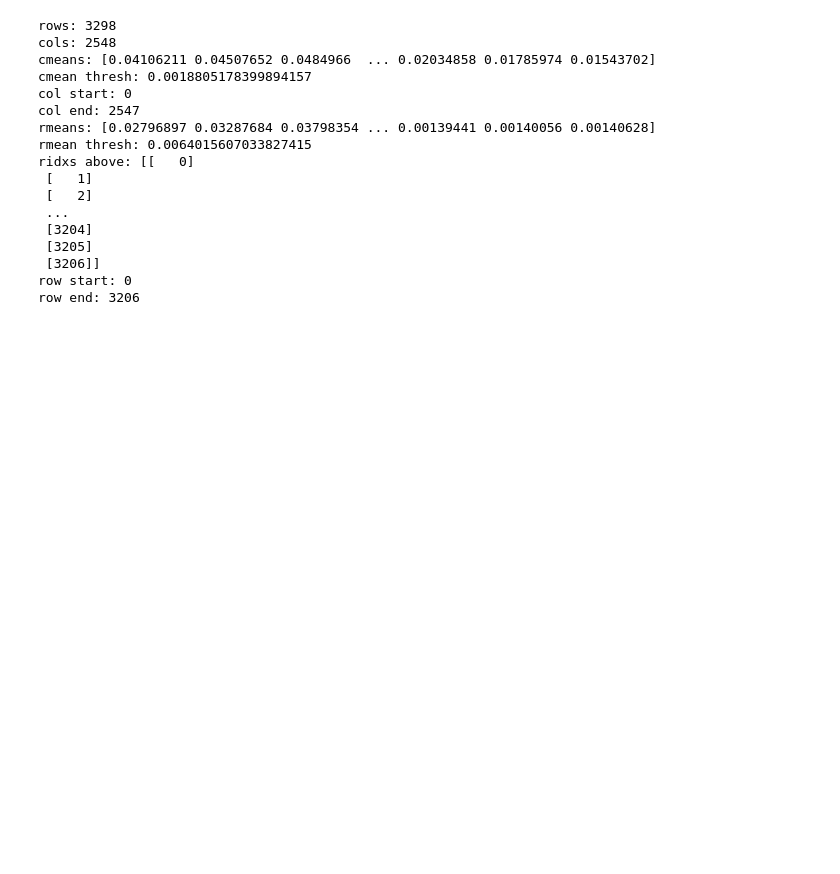
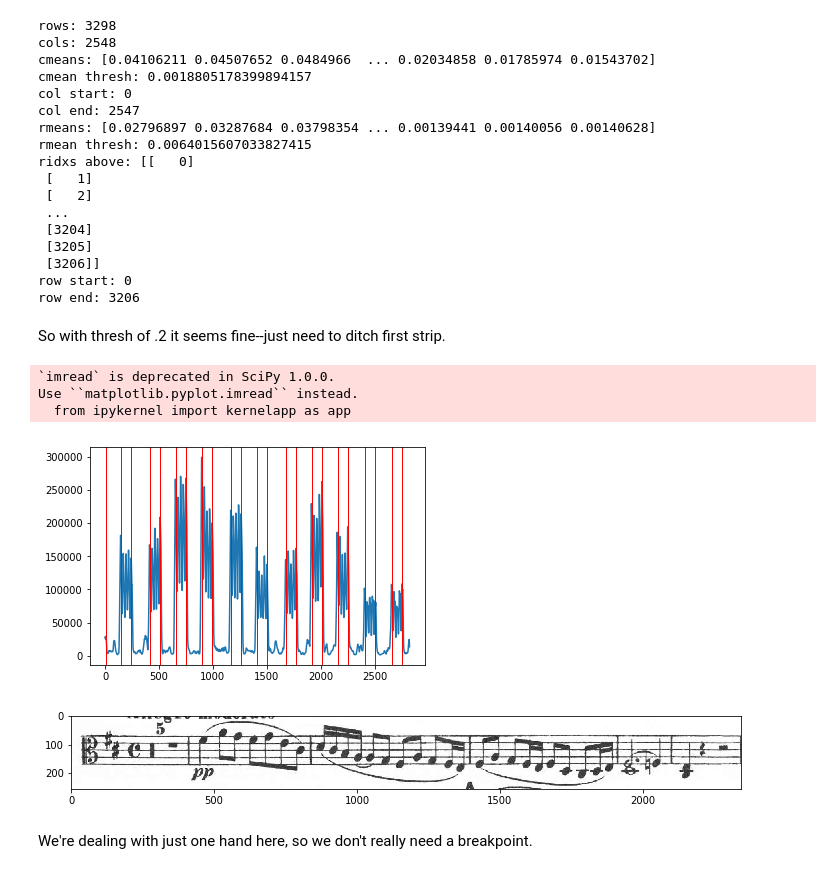
Before and after one commit to db7894/sheet_id, a Jupyter notebook: Summer2018/strip_one_page.ipynb, the cells around one changed output. Saved outputs shown, nothing was run; the diff lists cells and outputs as text; code cells hidden in the pictures; blank space fills up the shorter version.

Commit message:
test more strips

```diff
--- a/Summer2018/strip_one_page.ipynb
+++ b/Summer2018/strip_one_page.ipynb
@@ -539,3 +543,26 @@ ridxs above: [[   0]
  [3206]]
 row start: 0
 row end: 3206
+# %% [markdown]
+So with thresh of .2 it seems fine--just need to ditch first strip.
+# %%
+pngfile = testimg
+I = importImage(pngfile)
+Irot, theta = rotateToHorizontal(I)
+ll, bbw, bbh = getBoundingBox(Irot)
+Icrop = getCropped(Irot, thresh=0.2)
+bnds = getStripBoundariesNonPiano(Icrop, True)
+bnds = bnds[1:] # get rid of first
+plt.show()
+# %% [output]
+`imread` is deprecated in SciPy 1.0.0.
+Use ``matplotlib.pyplot.imread`` instead.
+  from ipykernel import kernelapp as app
+[figure, added]
+# %%
+strips = getStrips(Icrop, bnds)
+showImage(strips[0])
+# %% [output]
+[figure, added]
+# %% [markdown]
+We're dealing with just one hand here, so we don't really need a breakpoint.
```
Also changed, not shown: parts of 14 cells of this notebook.
